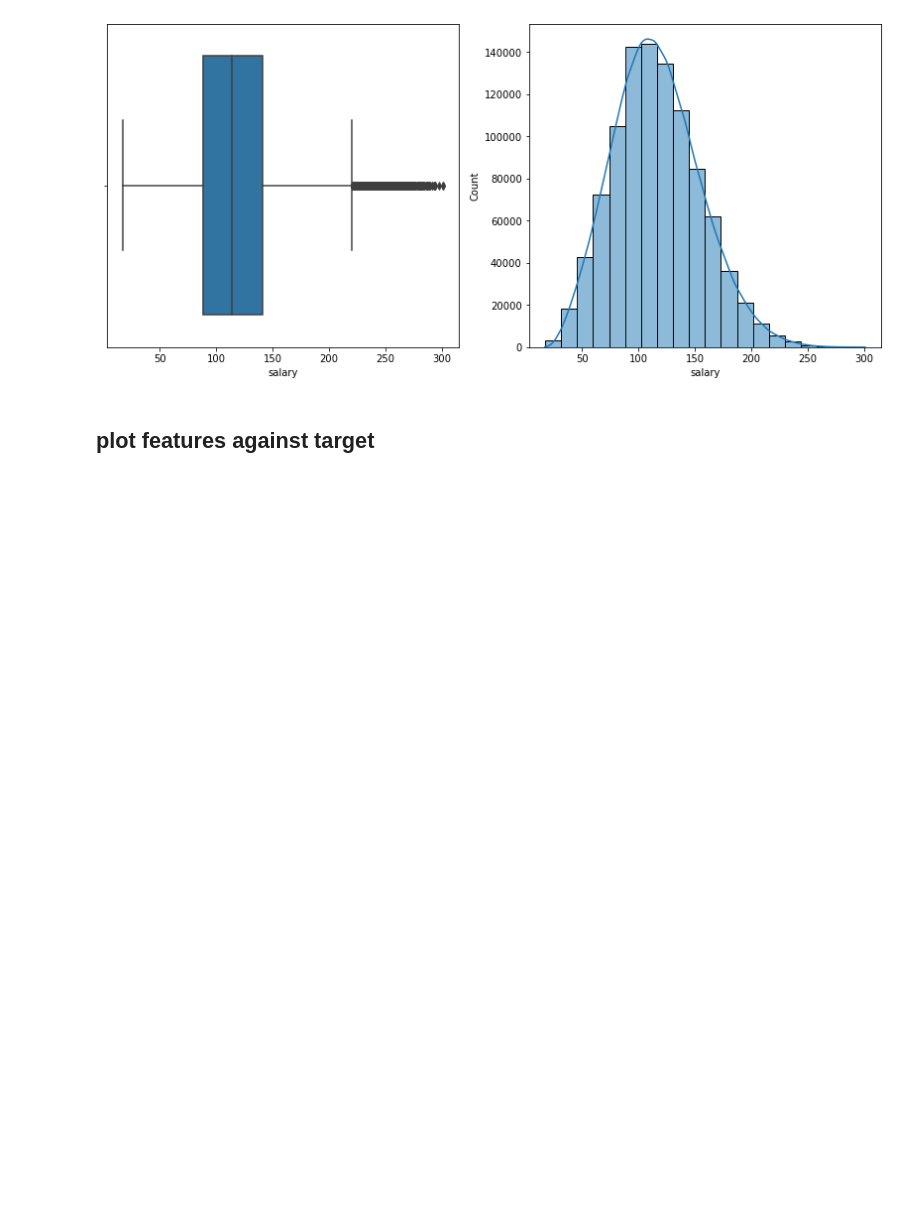
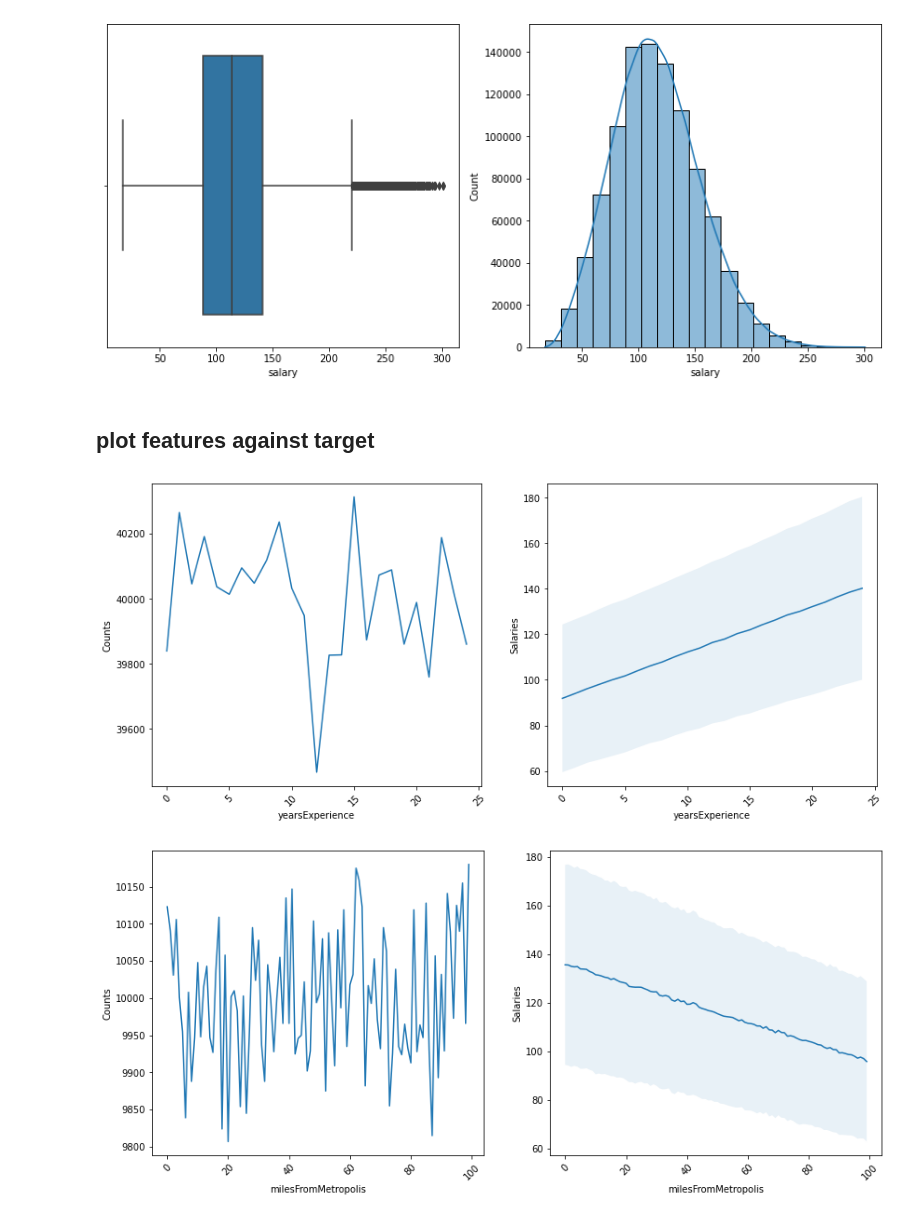
Before and after one commit to skylerbullard/salarypredictionportfolio, a Jupyter notebook: salarypredictionportfolio_define_discover.ipynb, the cells around one changed output. Saved outputs shown, nothing was run; the diff lists cells and outputs as text; code cells hidden in the pictures; blank space fills up the shorter version.

Commit message:
plot features in numeric_cols

```diff
--- a/salarypredictionportfolio_define_discover.ipynb
+++ b/salarypredictionportfolio_define_discover.ipynb
@@ -311,5 +311,3 @@ sns.histplot( train_df.salary , bins = 20 , kde = True )
 plt.show()
 # %% [output]
 [figure]
-# %% [markdown]
-## plot features against target
@@ -354,0 +314,47 @@ def feature_plots( dataframe , column ):
+# %% [markdown]
+## plot features against target
+# %%
+def feature_plots( dataframe , column ):
+    '''
+    plot each feature
+    left, distribution of features
+    right, dependance of salary
+    '''
+    plt.figure( figsize = ( 14 , 6 ) )
+    #first plot
+    plt.subplot( 1 , 2 , 1 )
+    #sort numerical series
+    if dataframe[ column ].dtype == 'int64':
+        #return counts of unique values , sort the series returned , visualize
+        dataframe[ column ].value_counts().sort_index().plot()
+    #change column datatype to 'category' and order the level by mean salary
+    else:
+        mean = dataframe.groupby( column )['salary'].mean()
+        dataframe[ column ] = dataframe[ column ].astype( 'category' )
+        levels = mean.sort_values().index.tolist()
+        dataframe[ column ].cat.reorder_categories( levels , inplace = True )
+        dataframe[ column ].value_counts().plot()
+    plt.xticks( rotation = 45 )
+    plt.xlabel( column )
+    plt.ylabel( 'Counts' )
+    #second plot
+    plt.subplot( 1 , 2 , 2 )
+    if dataframe[ column ].dtype == 'int64' or col == 'companyId':
+        mean = dataframe.groupby( column )[ 'salary' ].mean()
+        std = dataframe.groupby( column )[ 'salary' ].std()
+        mean.plot()
+        #fill area between standard deviations from the mean
+        plt.fill_between( range( len( std.index ) ) , mean.values - std.values , mean.values + std.values , alpha = 0.1 )
+
+    else:
+        sns.boxplot( x = col , y = 'salary' , data = dataframe )
+
+    plt.xticks( rotation = 45 )
+    plt.ylabel( 'Salaries' )
+    plt.show()
+# %%
+for column in numeric_cols:
+    feature_plots( train_df , column )
+# %% [output]
+[figure, added]
+[figure, added]
```
Also changed, not shown: parts of 1 cell of this notebook.
